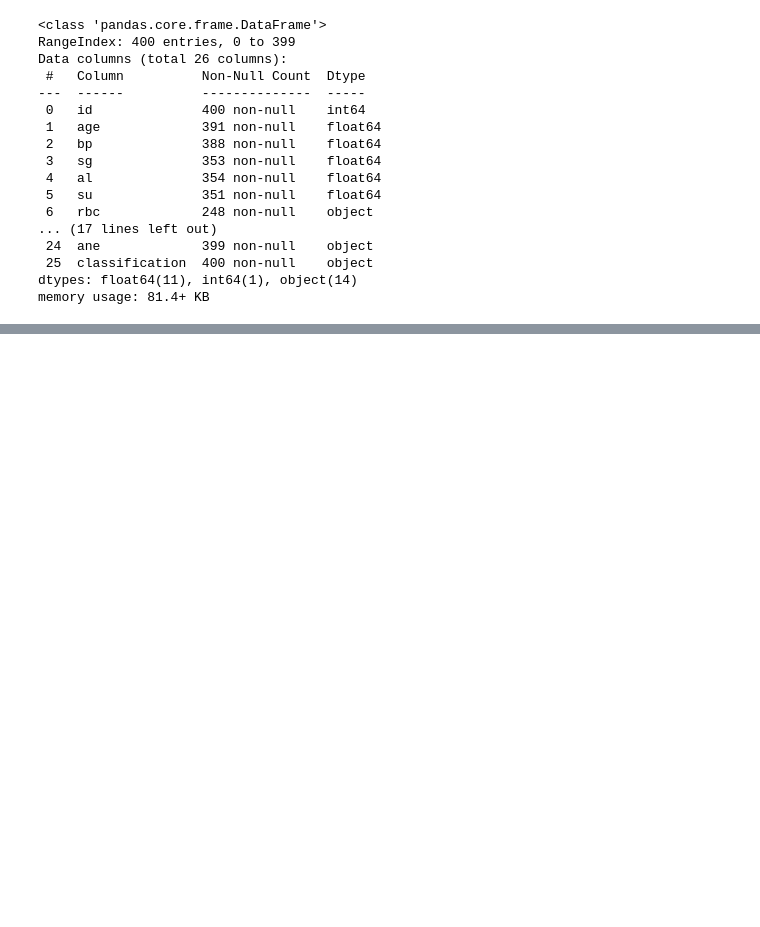
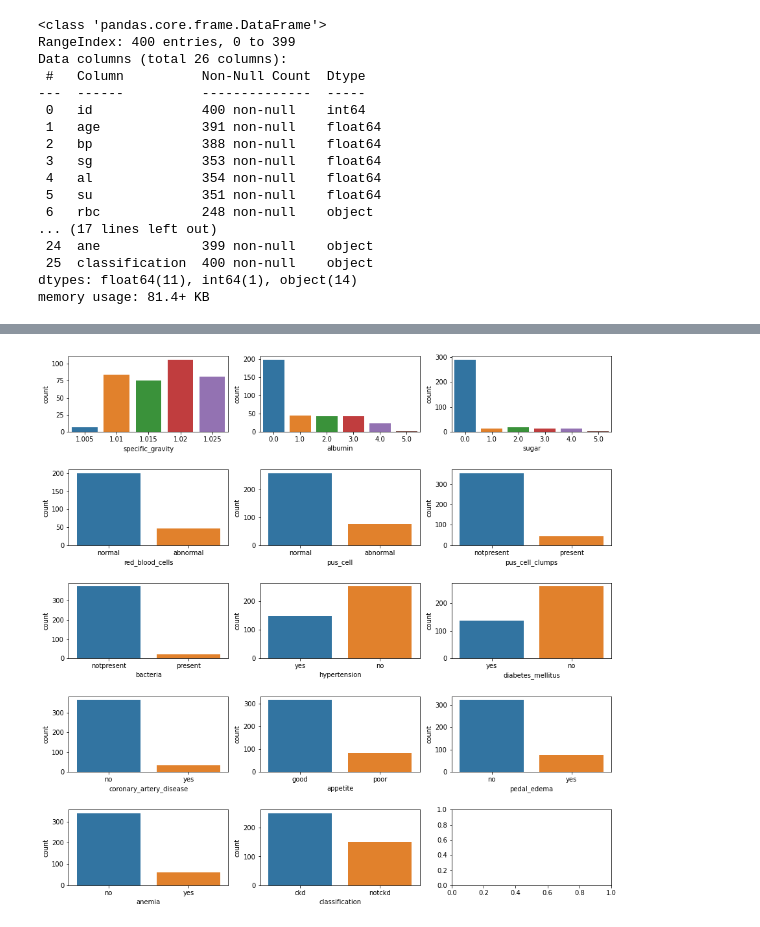
Before and after one commit to himanshu530/Healthcare_AI, a Jupyter notebook: Kidney_Disease_model_code.ipynb, the cells around one changed output, grey strips where cells are left out. Cells and saved outputs as stored; diff of their text form; code cells hidden in the pictures; blank space fills up the shorter version.

```diff
--- a/Kidney_Disease_model_code.ipynb
+++ b/Kidney_Disease_model_code.ipynb
@@ -67,0 +58,9 @@ df.describe()
+# %%
+numerical_features = []
+categorical_features = []
+
+for i in df.columns:
+  if df[i].nunique()>7:
+    numerical_features.append(i)
+  else:
+    categorical_features.append(i)
@@ -87,0 +122,9 @@ Name: classification, dtype: int64
+# %%
+# Distribution of categorical features
+fig, axes = plt.subplots(nrows=5,ncols=3,figsize=(15,15))
+fig.subplots_adjust(hspace=0.5)
+
+for ax,feats in zip(axes.flatten(), categorical_features):
+  sns.countplot(df[feats],ax=ax)
+# %% [output]
+[figure, added]
```
Also changed, not shown: parts of 19 cells of this notebook.
